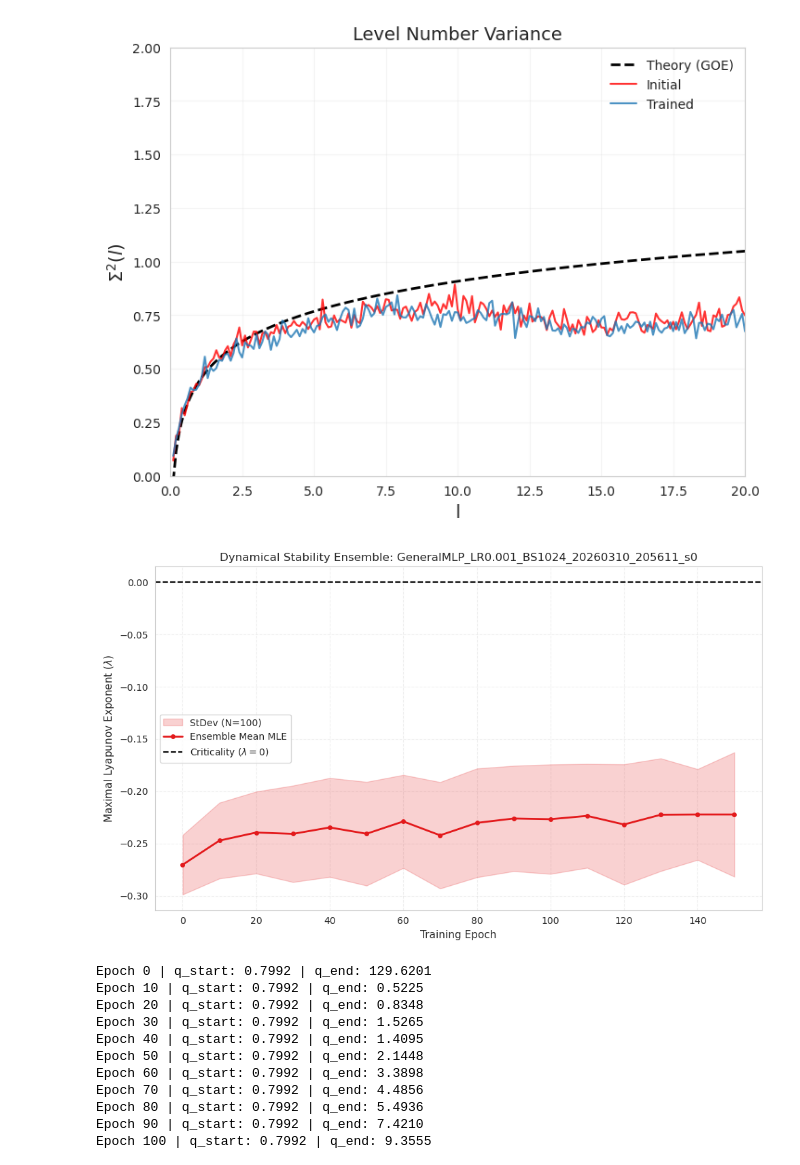
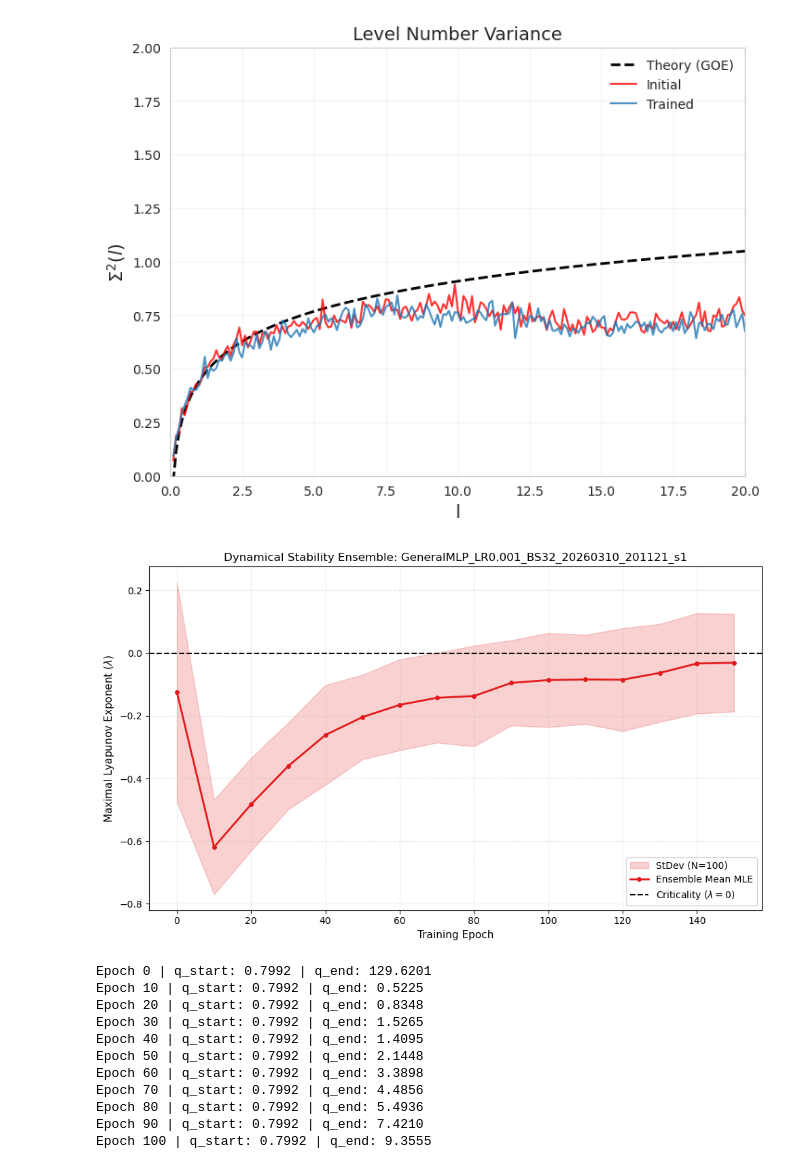
Before and after one commit to YiHaoFromEarth/ht-initialisation-dynamics, a Jupyter notebook: plots.ipynb, the cells around one changed output. Drawn from its saved outputs; the diff is of its cells as text; code cells hidden in the pictures.

```diff
--- a/plots.ipynb
+++ b/plots.ipynb
@@ -37,7 +37,7 @@ GAUSS128_PATH = Path("training_runs/mlp128_mnist/Gaussian_Baseline/GeneralMLP_LR
 HT784_PATH = Path("training_runs/mlp784_mnist/HT_alpha_1.2/GeneralMLP_LR0.001_BS128_20260221_130323_s0")
 GAUSS784_PATH = Path("training_runs/mlp784_mnist/Gaussian_Baseline/GeneralMLP_LR0.001_BS128_20260221_130451_s0")
 
-RUN_PATH = Path("mnist_mlp_run_dataset/alpha_2.0_g_1.0/GeneralMLP_LR0.001_BS1024_20260310_205611_s0")
+RUN_PATH = Path("cifar10_rich_learning/alpha_1.2_g_1.0/GeneralMLP_LR0.001_BS32_20260310_201121_s1")
 # %%
 # 1. Initialization and Data Extraction
 
@@ -290,41 +290,41 @@ def plot_lyapunov_evolution(run_dir, activation='relu', input_dim=784,
 
     # --- PLOTTING ---
     plt.figure(figsize=(10, 6))
 
     # Plot the shaded Standard Deviation region
     plt.fill_between(epochs, means - stds, means + stds,
                      color='#e31a1c', alpha=0.2, label=f'StDev (N={num_samples})')
 
     # Plot the Mean line
     plt.plot(epochs, means, 'o-', color='#e31a1c', markersize=4, linewidth=2, label='Ensemble Mean MLE')
 
     # Criticality Reference
     plt.axhline(0, color='black', linestyle='--', linewidth=1.5, label='Criticality ($\lambda=0$)')
 
     plt.title(f"Dynamical Stability Ensemble: {Path(run_dir).name}", fontsize=12)
     plt.xlabel("Training Epoch", fontsize=11)
     plt.ylabel("Maximal Lyapunov Exponent ($\lambda$)", fontsize=11)
     plt.grid(True, which='both', linestyle='--', alpha=0.3)
     plt.legend()
     plt.tight_layout()
     plt.show()
 
 # --- EXAMPLE USAGE ---
 CIFAR_LAYERS = [
     'features.0.weight',
     'features.2.weight',
     'features.4.weight',
-    'features.6.weight',
-    'features.8.weight',
-    'features.10.weight',
-    'features.12.weight',
-    'features.14.weight',
-    'features.16.weight',
+    # 'features.6.weight',
+    # 'features.8.weight',
+    # 'features.10.weight',
+    # 'features.12.weight',
+    # 'features.14.weight',
+    # 'features.16.weight',
     'classifier.weight'
 ]
-plot_lyapunov_evolution(RUN_PATH, activation='tanh', input_dim=784, layer_names=CIFAR_LAYERS, num_samples=100)
+plot_lyapunov_evolution(RUN_PATH, activation='relu', input_dim=3072, layer_names=CIFAR_LAYERS, num_samples=100)
 # %% [output]
-[figure, old version]
+[figure, new version]
 # %%
 from torchvision.datasets import CIFAR10, MNIST
 from torch.utils.data import DataLoader
```
Also changed, not shown: parts of 1 cell of this notebook, 2 other files.
